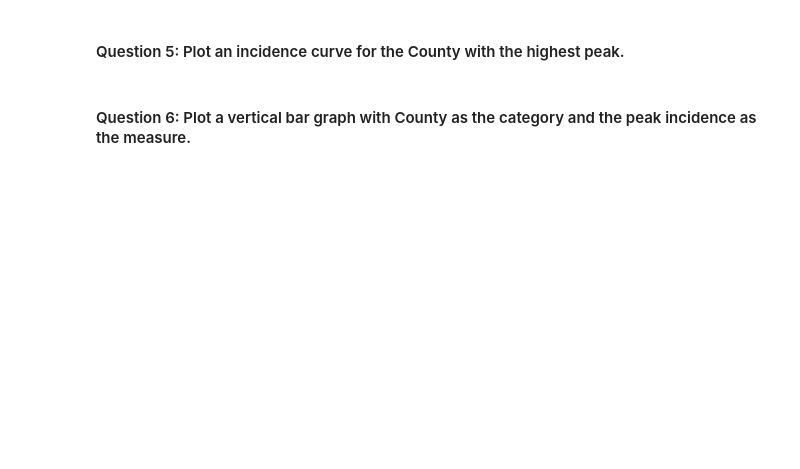
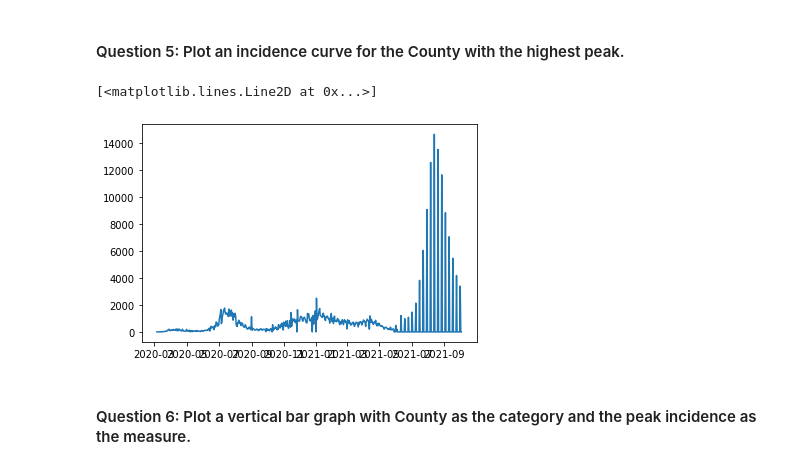
Before and after one commit to CMU-MS-DAS-Modern-Programming-Mini/ClassAssignmentNo4, a Jupyter notebook: US County Data - pandas.ipynb, the cells around one changed output. Cells and saved outputs as stored; diff of their text form; code cells hidden in the pictures; blank space fills up the shorter version.

```diff
--- a/US County Data - pandas.ipynb
+++ b/US County Data - pandas.ipynb
@@ -16,5 +16,13 @@ fips   - The fips code of the county (the first two digits represent the state,
 cases  - The cumulative number of cases at the date in the county
 
 deaths - The cumulative number of deaths in at the date in the county
+# %%
+df = pd.read_csv("us-counties.csv")
+df['date'] = df['date'].apply(pd.to_datetime)
 # %% [markdown]
 #### Question 1: Produce a DataFrame that contains only the data for the top 10 Counties by total number of cases
+# %%
+top_counties = df.groupby('fips').max().sort_values('cases', ascending = False)['county'].tolist()
+df_top_ten_counties = df[df['county'].isin(top_counties[0:10])]
+
+df_top_ten_counties.head()
@@ -23,2 +50,16 @@ deaths - The cumulative number of deaths in at the date in the county
 # %% [markdown]
 #### Question 3: Calculate the incidence (the number of new cases per day... i.e. the difference between the cases on a day - the cases on a previous day) for the top 10 Counties.
+# %%
+df_incidence = df_top_ten_counties.sort_values(['fips', 'date']).reset_index()
+df_incidence['incidence'] = 0
+
+for i in range(df_incidence.shape[0]):
+    if (i != 0):
+        if (df_incidence['fips'][i] == df_incidence['fips'][i-1]):
+            incidence_i = df_incidence['cases'][i] - df_incidence['cases'][i-1]
+
+            if (incidence_i >= 0):
+                df_incidence['incidence'][i] = incidence_i
+
+
+df_incidence.groupby('fips').max().head()
@@ -27,4 +102,14 @@ deaths - The cumulative number of deaths in at the date in the county
 # %% [markdown]
 #### Question 5: Plot an incidence curve for the County with the highest peak.
+# %%
+import matplotlib.pyplot as plt
+
+df_highest_peak_county = df_incidence[df_incidence['county'] == 'Broward']
+dates, incidence = df_highest_peak_county['date'].tolist(), df_highest_peak_county['incidence'].tolist()
+
+plt.plot(dates, incidence)
+# %% [output]
+[<matplotlib.lines.Line2D at 0x...>]
+[figure, added]
 # %% [markdown]
 #### Question 6: Plot a vertical bar graph with County as the category and the peak incidence as the measure.
```
Also changed, not shown: parts of 6 cells of this notebook.
